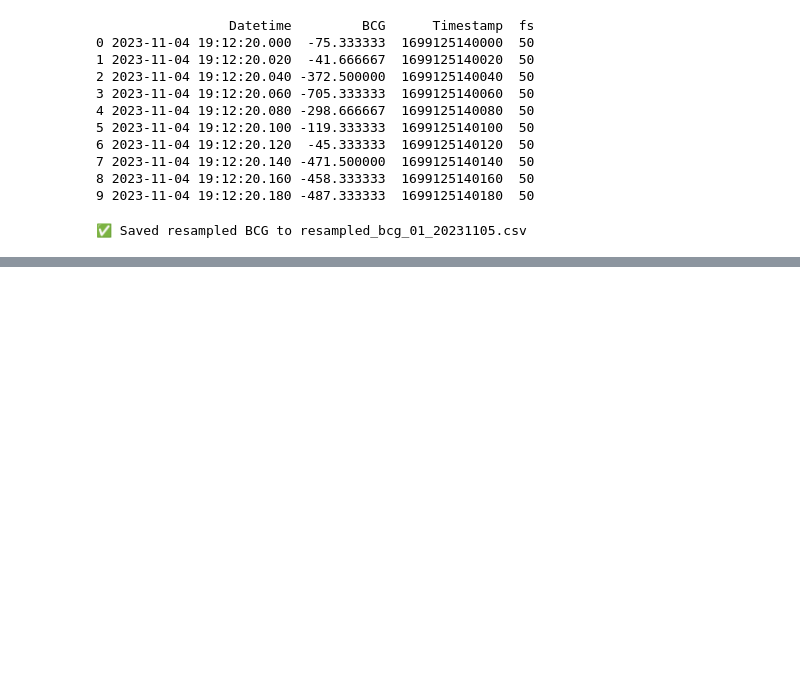
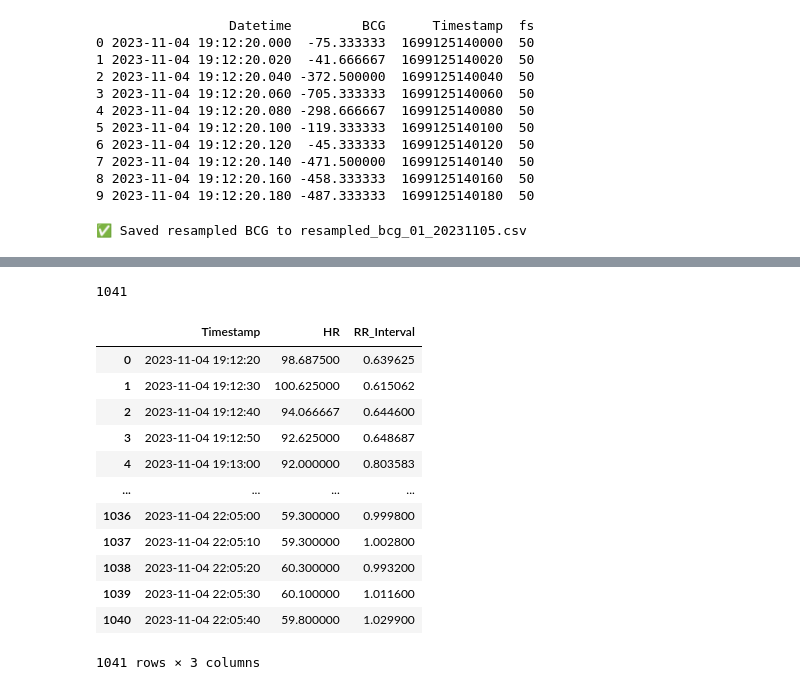
Before and after one commit to hafez1082/Heart-rate-detection, a Jupyter notebook: code/example.ipynb, the cells around one changed output, grey strips where cells are left out. Drawn from its saved outputs; the diff is of its cells as text; code cells hidden in the pictures; blank space fills up the shorter version.

```diff
--- a/code/example.ipynb
+++ b/code/example.ipynb
@@ -507,8 +545,9 @@ df = pd.read_csv(resampled_path)
 rawData = df[['Timestamp', 'BCG']].to_numpy()
 # %%
 # Prepare inputs
-utc_time = rawData[:, 0]  # milliseconds
-data_stream = rawData[:, 1]
+utc_time = bcg_resampled['Timestamp']  # milliseconds
+utc_time = utc_time.to_numpy()
+data_stream = bcg_resampled['BCG']
 fs = 50
 start_point, end_point, window_shift = 0, 500, 500
 
@@ -543,3 +582,21 @@ limit = int(math.floor(breathing.size / window_shift))
 
 # Heart Rate estimation from wavelet_cycle
 beats = vitals(t1, t2, window_shift, limit, wavelet_cycle, utc_time, mpd=1, plot=0)
+# %%
+import pandas as pd
+
+# If datetime is not in columns but is already the index, reset and convert
+if 'Timestamp' not in sync_rr.columns:
+    sync_rr = sync_rr.reset_index()
+
+# Now ensure it's in datetime format
+sync_rr['Timestamp'] = pd.to_datetime(sync_rr['Timestamp'])
+
+# Set datetime as index
+sync_rr = sync_rr.set_index('Timestamp')
+
+# Keep only numeric columns (like Heart Rate and RR Interval)
+numeric_cols = sync_rr.select_dtypes(include='number')
+
+# Resample every 10 seconds and compute mean
+hr_df_avg_10s = numeric_cols.resample('10S').mean().reset_index()
@@ -545,0 +651,28 @@ beats = vitals(t1, t2, window_shift, limit, wavelet_cycle, utc_time, mpd=1, plot
+# %%
+# Ensure both arrays have the same length
+min_length = min(len(beats), len(hr_df_avg_10s))
+
+# Trim the larger one
+beats_trimmed = beats[:min_length]
+hr_df_avg_10s_trimmed = hr_df_avg_10s[:min_length]
+
+len(hr_df_avg_10s_trimmed)
+#len(beats)
+# %% [output]
+1041
+# %%
+hr_df_avg_10s_trimmed
+# %% [output]
+|  | Timestamp | HR | RR_Interval |
+| 0 | 2023-11-04 19:12:20 | 98.687500 | 0.639625 |
+| 1 | 2023-11-04 19:12:30 | 100.625000 | 0.615062 |
+| 2 | 2023-11-04 19:12:40 | 94.066667 | 0.644600 |
+| 3 | 2023-11-04 19:12:50 | 92.625000 | 0.648687 |
+| 4 | 2023-11-04 19:13:00 | 92.000000 | 0.803583 |
+| ... | ... | ... | ... |
+| 1036 | 2023-11-04 22:05:00 | 59.300000 | 0.999800 |
+| 1037 | 2023-11-04 22:05:10 | 59.300000 | 1.002800 |
+| 1038 | 2023-11-04 22:05:20 | 60.300000 | 0.993200 |
+| 1039 | 2023-11-04 22:05:30 | 60.100000 | 1.011600 |
+| 1040 | 2023-11-04 22:05:40 | 59.800000 | 1.029900 |
+1041 rows × 3 columns
```
Also changed, not shown: parts of 8 cells of this notebook.
